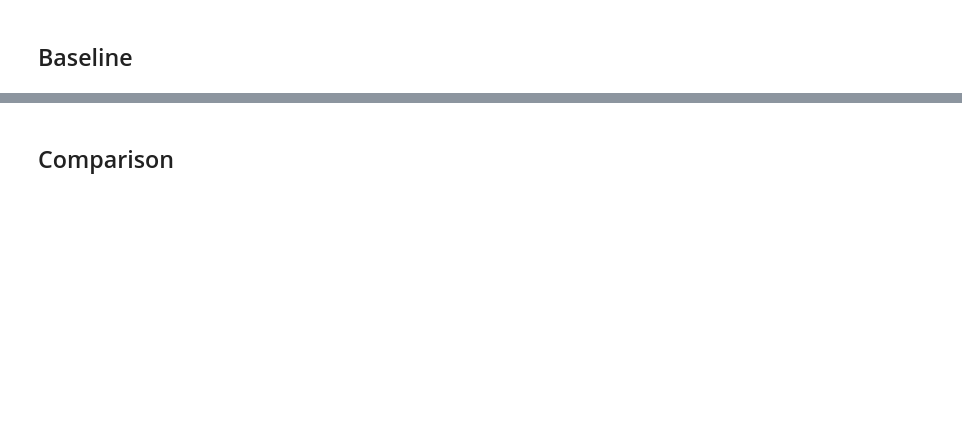
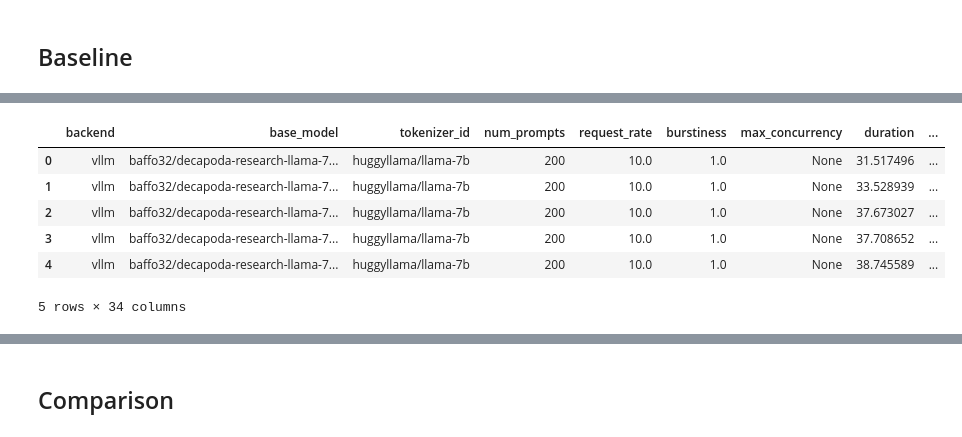
Before and after one commit to WIN0624/vLLM-Multi-LoRA-Support-Layer, a Jupyter notebook: benchmarks/multi_lora/visualization.ipynb, the cells around one changed output, grey strips where cells are left out. Cells and saved outputs as stored; diff of their text form; code cells hidden in the pictures; blank space fills up the shorter version.

```diff
--- a/benchmarks/multi_lora/visualization.ipynb
+++ b/benchmarks/multi_lora/visualization.ipynb
@@ -8,0 +26,42 @@ HIT_RATIO = [0.0, 0.2, 0.4, 0.5, 0.6, 0.8, 1.0]
+# %%
+def load_benchmark_results(
+    prefix: str,
+    hot_ratios: List[float] = HOT_RATIOS,
+    result_dir: Path = RESULT_DIR,
+    prompt_len: int = 400,
+    output_len: int = 128,
+) -> pd.DataFrame:
+    """
+    Load benchmark results for a given prefix (baseline or multi_lora) and max_lora.
+
+    Args:
+        prefix: 'baseline' or 'multi_lora'
+        max_lora: max_loras value used in the benchmark
+        hot_ratios: list of hot_ratio values to load
+        result_dir: directory containing result JSON files
+        prompt_len: prompt length used in benchmark
+        output_len: output length used in benchmark
+
+    Returns:
+        DataFrame with all results
+    """
+    all_results = []
+    for max_lora in MAX_LORAS:
+        for hot_ratio in hot_ratios:
+            filename = f"{prefix}_prompt{prompt_len}_hot_ratio{hot_ratio}_out{output_len}_max_lora{max_lora}.json"
+            filepath = result_dir / filename
+
+            if not filepath.exists():
+                print(f"Warning: {filepath} not found, skipping...")
+                continue
+
+            with open(filepath, "r") as f:
+                data = json.load(f)
+
+            results = {k: v for k, v in data.items() if k not in EXCLUDED_KEYS}
+            results['hot_ratio'] = hot_ratio
+            results['max_lora'] = max_lora
+            results['prefix'] = prefix
+            all_results.append(results)
+
+    return pd.DataFrame(all_results)
@@ -193,0 +442,11 @@ plt.show()
+# %%
+baseline_df = load_benchmark_results("baseline")
+baseline_df.head()
+# %% [output]
+|  | backend | base_model | tokenizer_id | num_prompts | request_rate | burstiness | max_concurrency | duration | ... |
+| 0 | vllm | baffo32/decapoda-research-llama-7... | huggyllama/llama-7b | 200 | 10.0 | 1.0 | None | 31.517496 | ... |
+| 1 | vllm | baffo32/decapoda-research-llama-7... | huggyllama/llama-7b | 200 | 10.0 | 1.0 | None | 33.528939 | ... |
+| 2 | vllm | baffo32/decapoda-research-llama-7... | huggyllama/llama-7b | 200 | 10.0 | 1.0 | None | 37.673027 | ... |
+| 3 | vllm | baffo32/decapoda-research-llama-7... | huggyllama/llama-7b | 200 | 10.0 | 1.0 | None | 37.708652 | ... |
+| 4 | vllm | baffo32/decapoda-research-llama-7... | huggyllama/llama-7b | 200 | 10.0 | 1.0 | None | 38.745589 | ... |
+5 rows × 34 columns
```
Also changed, not shown: parts of 21 cells of this notebook, 57 other files.
